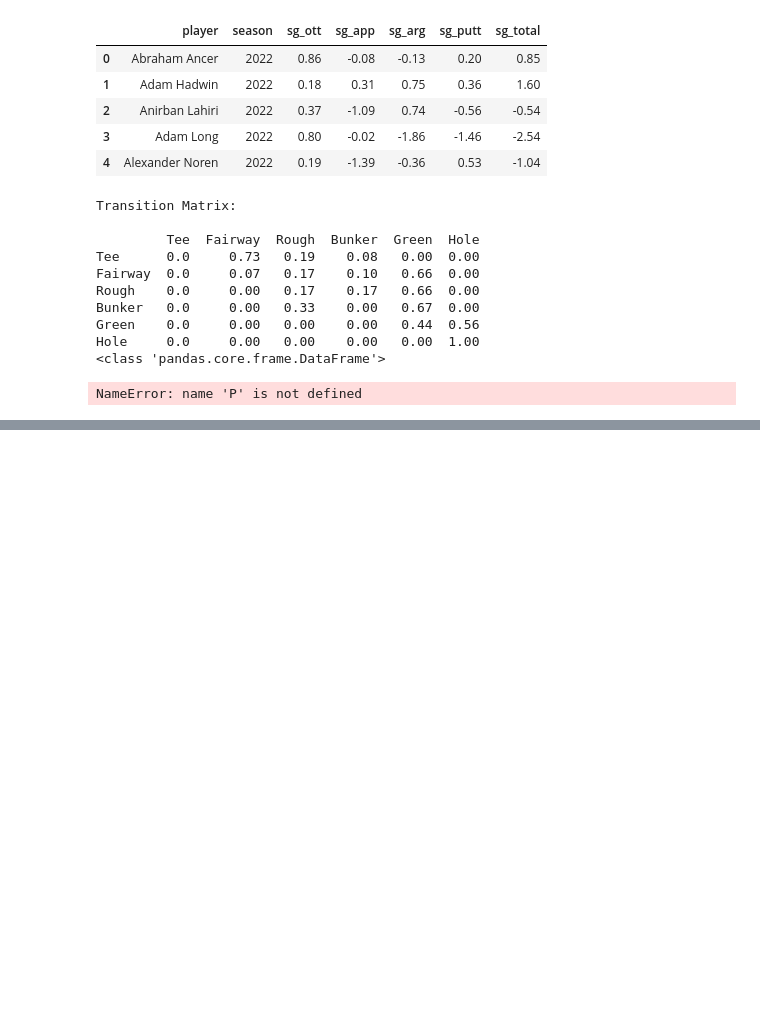
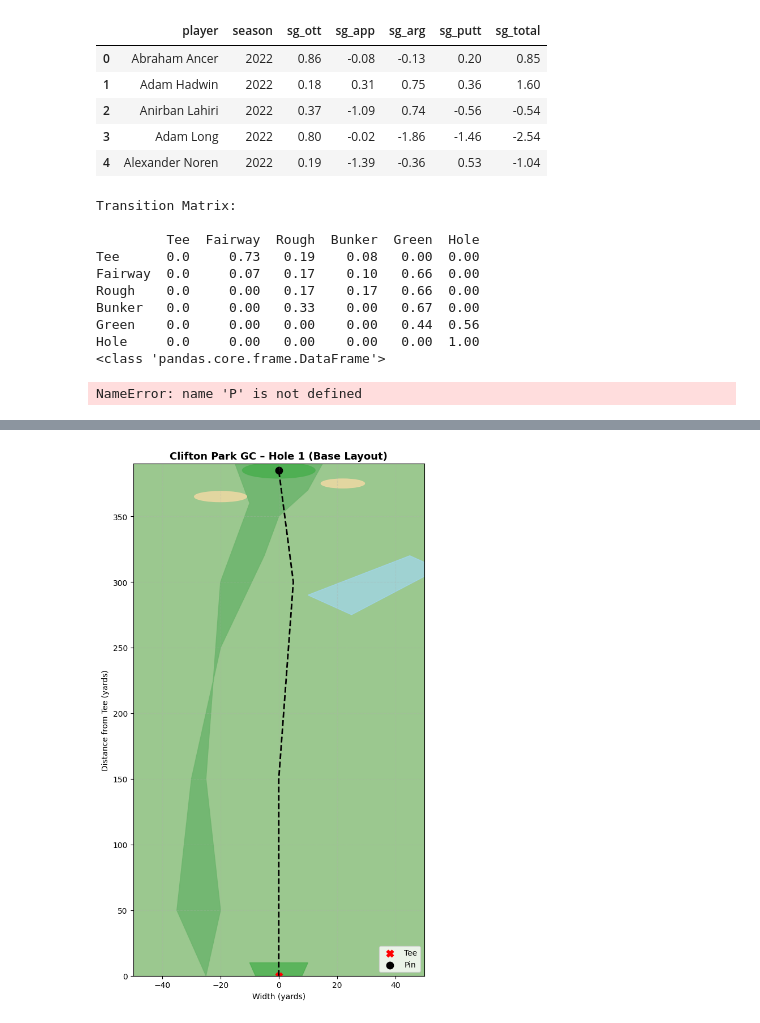
Before and after one commit to ericaking1/golfanalytics, a Jupyter notebook: final.ipynb, the cells around one changed output, grey strips where cells are left out. Drawn from its saved outputs; the diff is of its cells as text; code cells hidden in the pictures; blank space fills up the shorter version.

```diff
--- a/final.ipynb
+++ b/final.ipynb
@@ -113,0 +181,56 @@ plt.show()
+# %%
+import matplotlib.pyplot as plt
+from matplotlib.patches import Polygon, Ellipse, Circle
+
+# Yard dimensions
+hole_length = 390
+hole_width = 100
+
+fig, ax = plt.subplots(figsize=(6, 10))
+
+# --- BACKGROUND (rough) ---
+ax.set_facecolor('#9bc88f')  # muted green background
+
+# --- FAIRWAY ---
+fairway_coords = [
+    (-25, 0), (-35, 50), (-30, 150), (-20, 250), (-5, 320),
+    (0, 350), (10, 370), (15, 390), (-15, 390), (-10, 360),
+    (-20, 300), (-25, 150), (-20, 50)
+]
+ax.add_patch(Polygon(fairway_coords, closed=True, color='#6DB56D', alpha=0.85))
+
+# --- GREEN ---
+green = Ellipse((0, 385), width=25, height=12, color='#4CAF50', alpha=0.9)
+ax.add_patch(green)
+
+# --- BUNKERS ---
+ax.add_patch(Ellipse((-20, 365), 18, 8, color='#EBD8A3', alpha=0.9))
+ax.add_patch(Ellipse((22, 375), 15, 7, color='#EBD8A3', alpha=0.9))
+
+# --- WATER HAZARD ---
+water = Polygon([(10, 290), (45, 320), (55, 310), (25, 275)],
+                color='#A3D9FF', alpha=0.6)
+ax.add_patch(water)
+
+# --- TEE BOX AREA ---
+tee = Polygon([(-8, 0), (8, 0), (10, 10), (-10, 10)], color='#4CAF50', alpha=0.8)
+ax.add_patch(tee)
+
+# --- PATH / SHOT LINE (placeholder) ---
+ax.plot([0, 0, 5, 0], [0, 150, 300, 385], 'k--', linewidth=2)
+ax.scatter([0], [0], c='red', s=80, marker='X', label='Tee')
+ax.scatter([0], [385], c='black', s=80, marker='o', label='Pin')
+
+# --- STYLING ---
+ax.set_xlim(-hole_width/2, hole_width/2)
+ax.set_ylim(0, hole_length)
+ax.set_title("Clifton Park GC – Hole 1 (Base Layout)", fontsize=13, weight='bold')
+ax.set_xlabel("Width (yards)")
+ax.set_ylabel("Distance from Tee (yards)")
+ax.grid(True, linestyle='--', alpha=0.3)
+ax.legend(loc='lower right')
+
+plt.tight_layout()
+plt.show()
+# %% [output]
+[figure, added]
```
Also changed, not shown: parts of 2 cells of this notebook, 1 other file.
